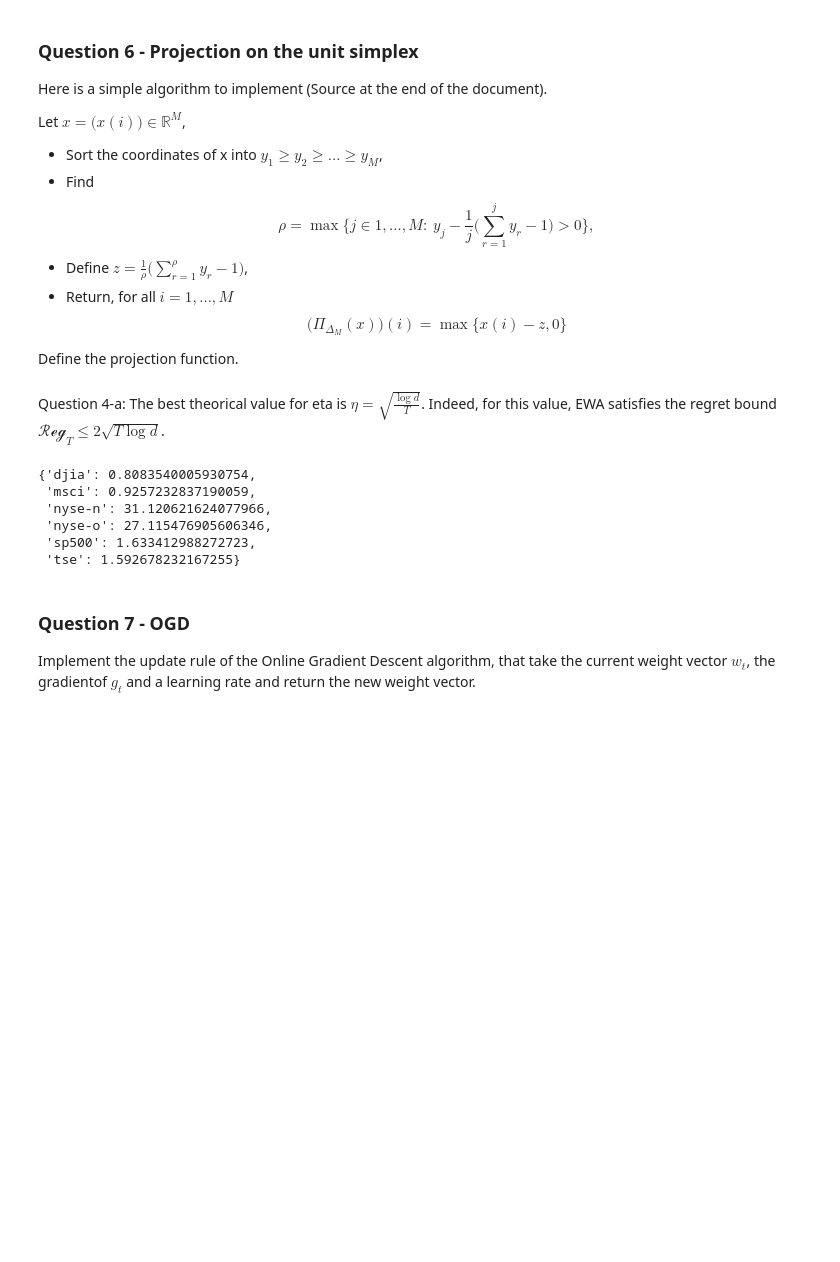
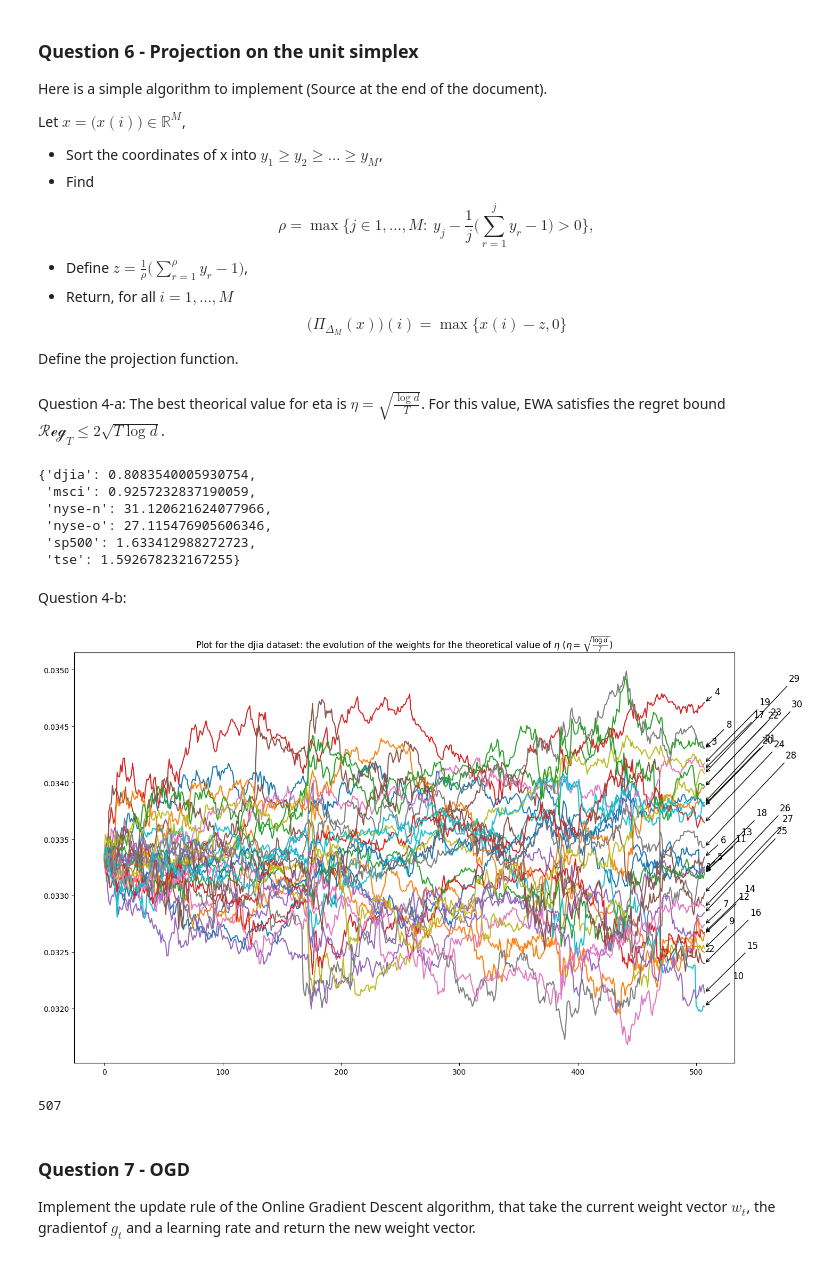
Before and after one commit to AugustinCablant/3A-class, a Jupyter notebook: Sequential Learning/notebook_portfolio.ipynb, the cells around one changed output. Saved outputs shown, nothing was run; the diff lists cells and outputs as text; code cells hidden in the pictures; blank space fills up the shorter version.

Commit message:
plot 4-b

```diff
--- a/Sequential Learning/notebook_portfolio.ipynb
+++ b/Sequential Learning/notebook_portfolio.ipynb
@@ -144,27 +144,3 @@ def EWA_update(eta, p, r):
 ### Question 3 - EWA
 
 Use EWA_update to select you portfolio sequentially.
-# %%
-def use_EWA(eta=1, eta_opt=False):
-    capital_ewa = {}
-    data_names = ["djia","msci","nyse-n","nyse-o","sp500","tse"]
-    for name in data_names:
-        T, d = data[name].shape  # horizon, number of assets
-        if eta_opt:
-            eta = np.sqrt(np.log(d) / T)
-        capital_ewa[name] = 1  # initial capital
-
-        # Initialize the weights
-        w = np.full(d, 1/d)  # w_1 of dimension d
-
-        for day in range(T):  # over horizon T
-            # Update capital
-            prices = data[name].loc[day, :].to_numpy()
-            capital_ewa[name] *= np.sum(w * prices)
-            # Update the weight vector to redistribute the capital for the next day
-            p, r = w, prices
-            w =  EWA_update(eta=eta, p=p, r=r)
-    return capital_ewa
-
-capital_ewa = use_EWA(eta=1, eta_opt=False)
-display(capital_ewa)
@@ -200,5 +206,5 @@ $$\big(\Pi_{\Delta_M}(x)\big)(i) = \max\big\{x(i)-z, 0\big\}$$
 
 Define the projection function.
 # %% [markdown]
-Question 4-a: The best theorical value for eta is $ \eta = \sqrt{ \frac{ \log d}{T}}$. Indeed, for this value, EWA satisfies the regret bound $ \mathcal{Reg} _T \leq 2 \sqrt{T \log d}$.
+Question 4-a: The best theorical value for eta is $ \eta = \sqrt{ \frac{ \log d}{T}}$. For this value, EWA satisfies the regret bound $ \mathcal{Reg} _T \leq 2 \sqrt{T \log d}$.
 # %%
@@ -211,6 +224,35 @@ display(capital_ewa)
  'nyse-o': 27.115476905606346,
  'sp500': 1.633412988272723,
  'tse': 1.592678232167255}
+# %% [markdown]
+Question 4-b:
+# %%
+capital_ewa_djia = {}
+name = "djia"
+T, d = data[name].shape  # horizon, number of assets
+eta_opt = np.sqrt(np.log(d) / T)
+capital_ewa_djia[name] = 1  # initial capital
+capital_ewa_djia, w_djia = use_EWA(name=name, T=T, capital_ewa=capital_ewa_djia, eta=eta_opt, plot_w=True)
+
+plt.figure(figsize=(16,10))
+for asset in range(d):
+    plt.plot(w_djia[:, asset], label=f"asset number {asset+1}")
+    x_end = len(w_djia) - 1
+    y_end = w_djia[x_end, asset]
+    plt.annotate(f"{asset+1}",
+                 xy=(x_end, y_end),
+                 xytext=(x_end + 1 + 2.5 * asset, y_end + 0.00003 * asset),
+                 arrowprops=dict(arrowstyle="->", lw=1),
+                 fontsize=12, ha="left", va="center")
+#plt.legend(loc="lower left")
+plt.title(r"Plot for the djia dataset: the evolution of the weights for the theoretical value of $\eta$ ($\eta = \sqrt{\frac{\log d}{T}}$)")
+plt.show()
+# %% [output]
+[figure, added]
+# %%
+T
+# %% [output]
+507
 # %%
 # Projection on the simplex.
 def proj_simplex(w):
```
Also changed, not shown: parts of 3 cells of this notebook.
